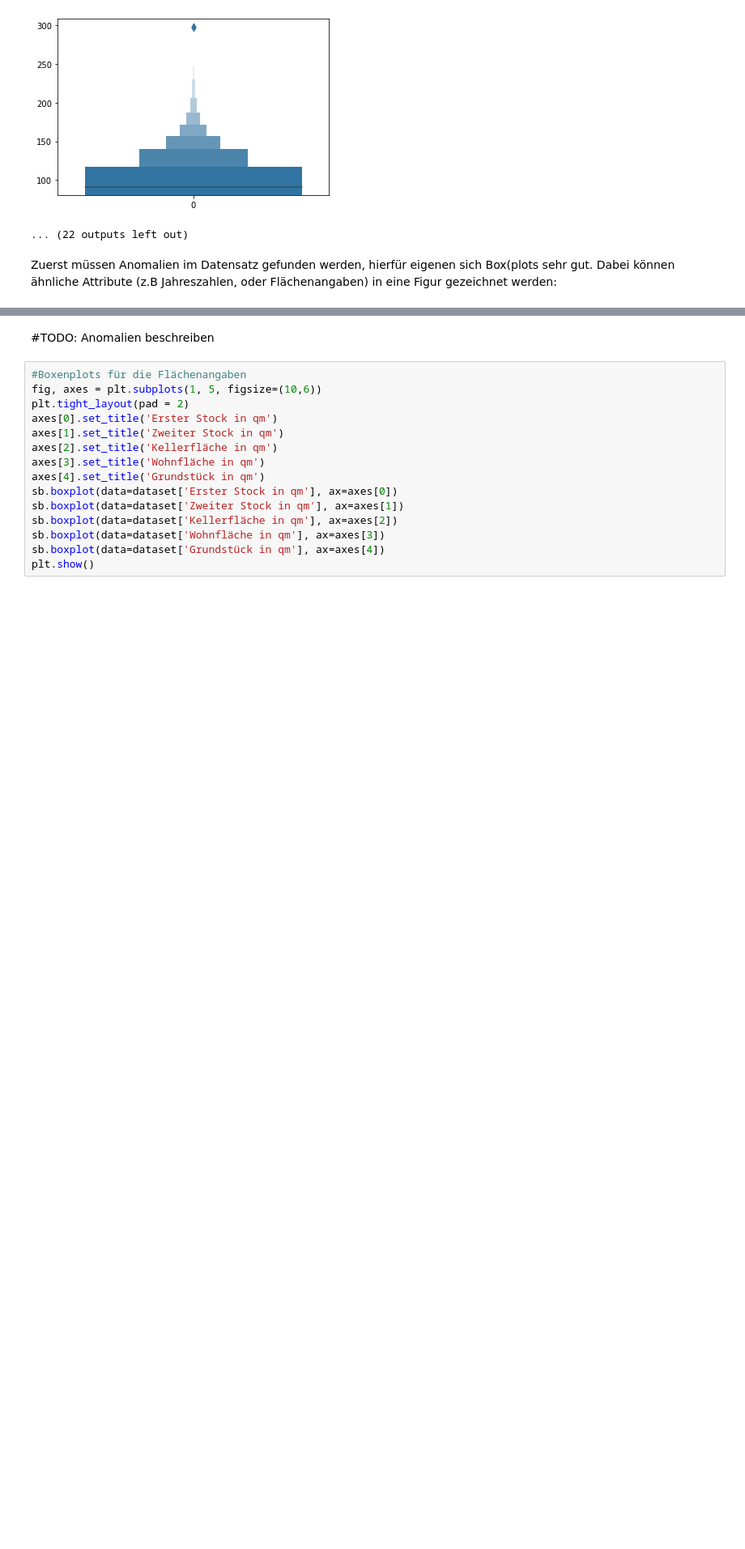
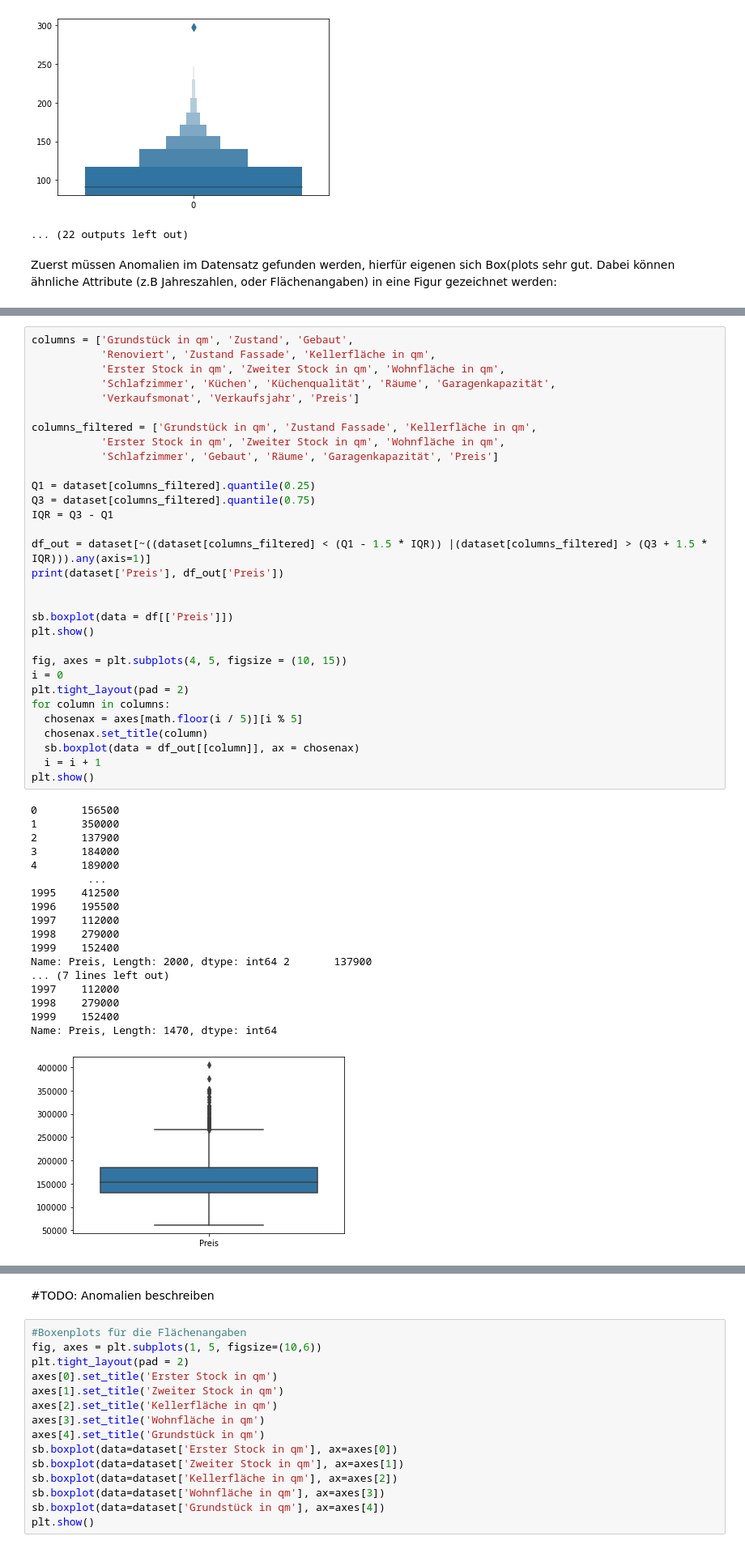
Before and after one commit to nailujx86/gotham-real-estate, a Jupyter notebook: DataScience_Projekt.ipynb, the cells around one changed output, grey strips where cells are left out. Shown at 81% size. Cells and saved outputs as stored; diff of their text form; blank space fills up the shorter version.

```diff
--- a/DataScience_Projekt.ipynb
+++ b/DataScience_Projekt.ipynb
@@ -76,0 +97,50 @@ Zuerst müssen Anomalien im Datensatz gefunden werden, hierfür eigenen sich Box
+# %%
+columns = ['Grundstück in qm', 'Zustand', 'Gebaut',
+           'Renoviert', 'Zustand Fassade', 'Kellerfläche in qm',
+           'Erster Stock in qm', 'Zweiter Stock in qm', 'Wohnfläche in qm',
+           'Schlafzimmer', 'Küchen', 'Küchenqualität', 'Räume', 'Garagenkapazität',
+           'Verkaufsmonat', 'Verkaufsjahr', 'Preis']
+
+columns_filtered = ['Grundstück in qm', 'Zustand Fassade', 'Kellerfläche in qm',
+           'Erster Stock in qm', 'Zweiter Stock in qm', 'Wohnfläche in qm',
+           'Schlafzimmer', 'Gebaut', 'Räume', 'Garagenkapazität', 'Preis']
+
+Q1 = dataset[columns_filtered].quantile(0.25)
+Q3 = dataset[columns_filtered].quantile(0.75)
+IQR = Q3 - Q1
+
+df_out = dataset[~((dataset[columns_filtered] < (Q1 - 1.5 * IQR)) |(dataset[columns_filtered] > (Q3 + 1.5 * IQR))).any(axis=1)]
+print(dataset['Preis'], df_out['Preis'])
+
+
+sb.boxplot(data = df[['Preis']])
+plt.show()
+
+fig, axes = plt.subplots(4, 5, figsize = (10, 15))
+i = 0
+plt.tight_layout(pad = 2)
+for column in columns:
+  chosenax = axes[math.floor(i / 5)][i % 5]
+  chosenax.set_title(column)
+  sb.boxplot(data = df_out[[column]], ax = chosenax)
+  i = i + 1
+plt.show()
+# %% [output]
+0       156500
+1       350000
+2       137900
+3       184000
+4       189000
+         ...
+1995    412500
+1996    195500
+1997    112000
+1998    279000
+1999    152400
+Name: Preis, Length: 2000, dtype: int64 2       137900
+... (7 lines left out)
+1997    112000
+1998    279000
+1999    152400
+Name: Preis, Length: 1470, dtype: int64
+[figure, added]
```
Also changed, not shown: parts of 5 cells of this notebook.
